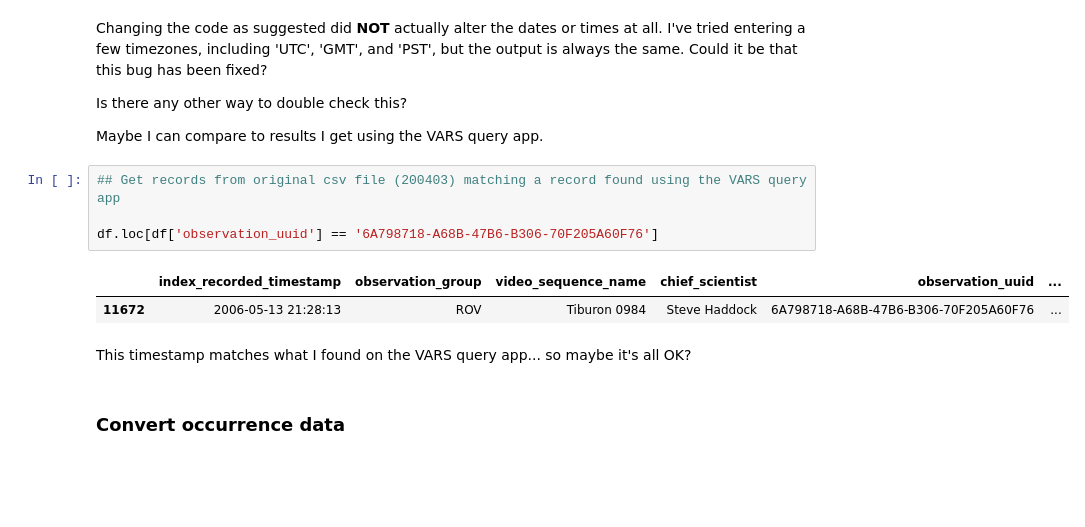
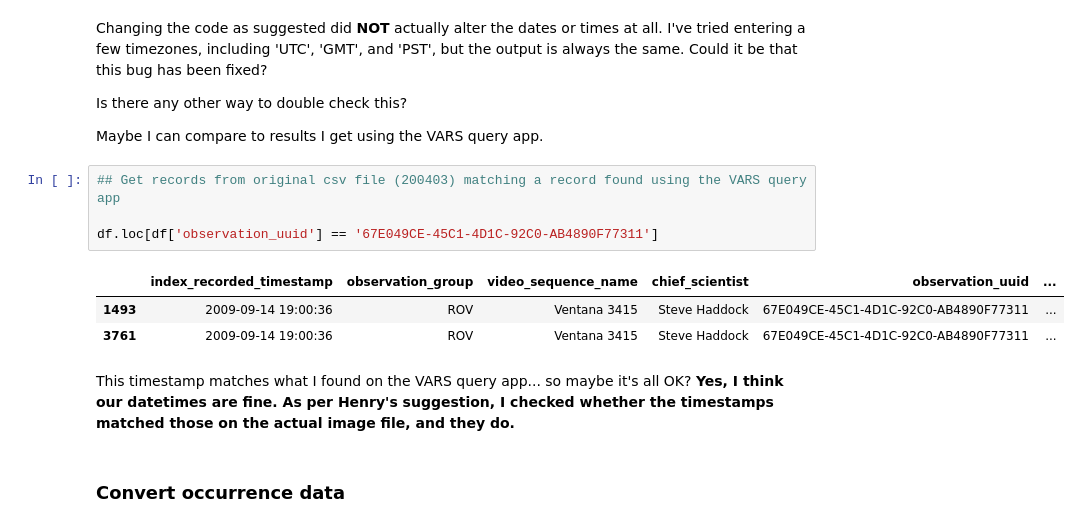
Before and after one commit to CeNCOOS/VARS, a Jupyter notebook: VARS_Dwc_conversion_200403.ipynb, the cells around one changed output. Cells and saved outputs as stored; diff of their text form; blank space fills up the shorter version.

```diff
--- a/VARS_Dwc_conversion_200403.ipynb
+++ b/VARS_Dwc_conversion_200403.ipynb
@@ -436,12 +436,13 @@ Maybe I can compare to results I get using the VARS query app.
 # %%
 ## Get records from original csv file (200403) matching a record found using the VARS query app
 
-df.loc[df['observation_uuid'] == '6A798718-A68B-47B6-B306-70F205A60F76']
+df.loc[df['observation_uuid'] == '67E049CE-45C1-4D1C-92C0-AB4890F77311']
 # %% [output]
 |  | index_recorded_timestamp | observation_group | video_sequence_name | chief_scientist | observation_uuid | ... |
-| 11672 | 2006-05-13 21:28:13 | ROV | Tiburon 0984 | Steve Haddock | 6A798718-A68B-47B6-B306-70F205A60F76 | ... |
+| 1493 | 2009-09-14 19:00:36 | ROV | Ventana 3415 | Steve Haddock | 67E049CE-45C1-4D1C-92C0-AB4890F77311 | ... |
+| 3761 | 2009-09-14 19:00:36 | ROV | Ventana 3415 | Steve Haddock | 67E049CE-45C1-4D1C-92C0-AB4890F77311 | ... |
 # %% [markdown]
-This timestamp matches what I found on the VARS query app... so maybe it's all OK?
+This timestamp matches what I found on the VARS query app... so maybe it's all OK? **Yes, I think our datetimes are fine. As per Henry's suggestion, I checked whether the timestamps matched those on the actual image file, and they do.**
 # %% [markdown]
 ### Convert occurrence data
 # %%
```
Also changed, not shown: parts of 13 cells of this notebook.
